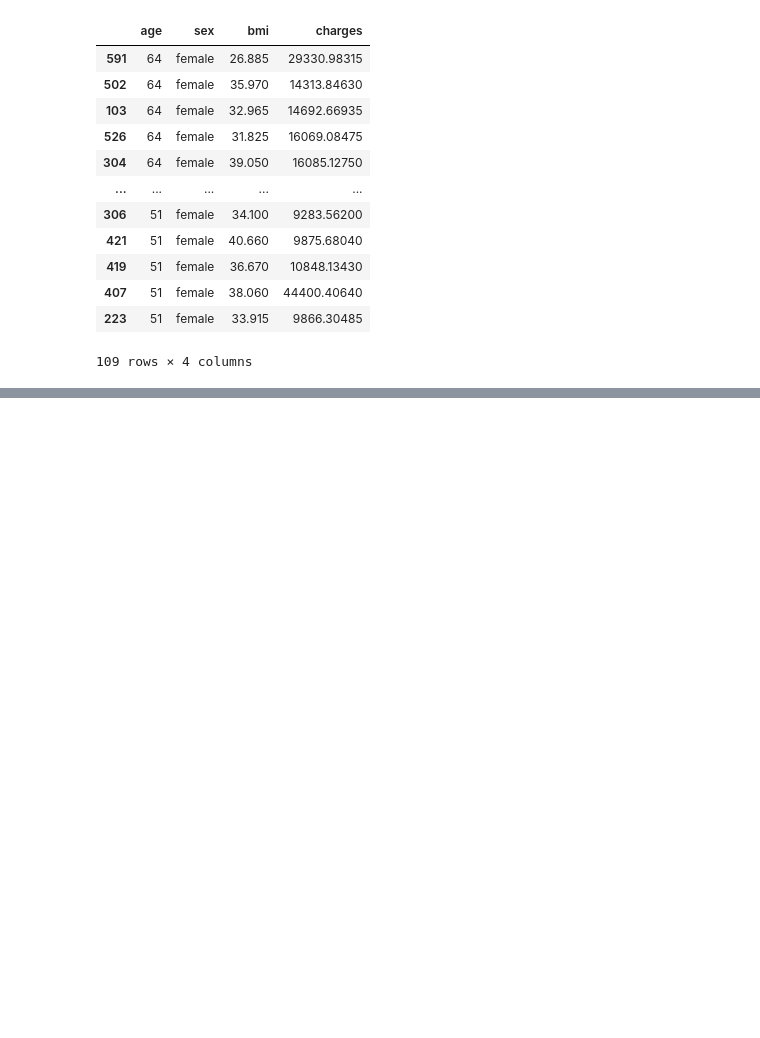
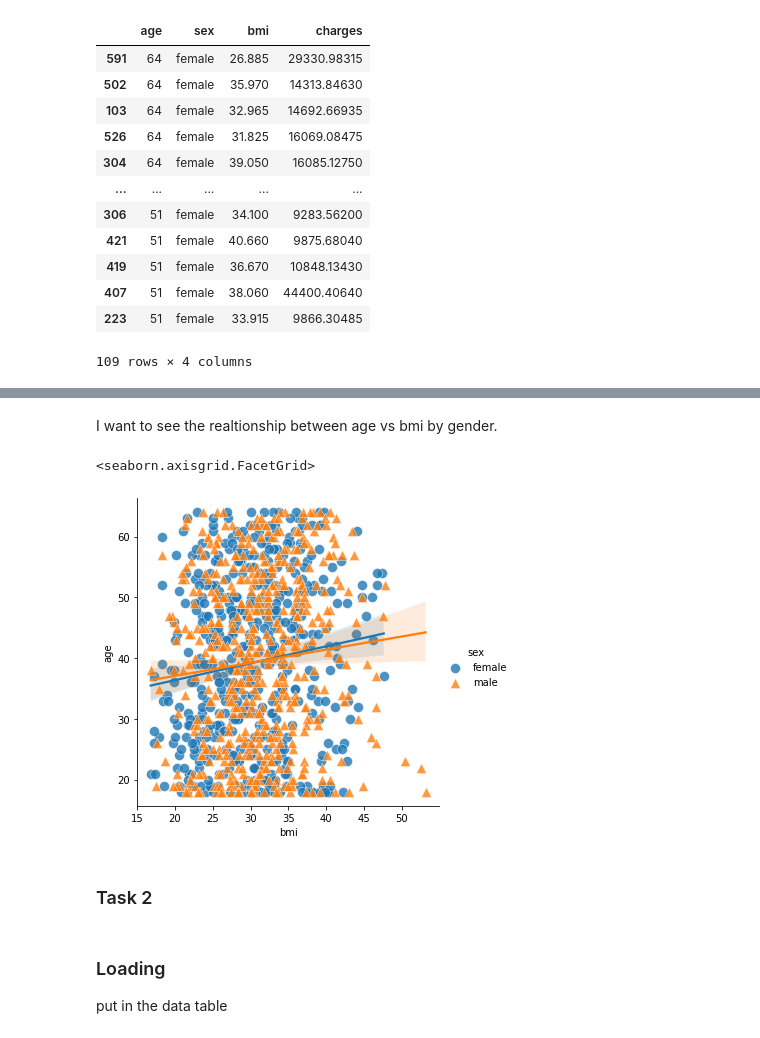
Before and after one commit to ubco-W2022T1-cosc301/project-group30, a Jupyter notebook: notebooks/analysis2.ipynb, the cells around one changed output, grey strips where cells are left out. Drawn from its saved outputs; the diff is of its cells as text; code cells hidden in the pictures; blank space fills up the shorter version.

```diff
--- a/notebooks/analysis2.ipynb
+++ b/notebooks/analysis2.ipynb
@@ -67,0 +102,13 @@ overAvg50_final
+# %% [markdown]
+I want to see the realtionship between age vs bmi by gender.
+# %%
+sns.lmplot(x='bmi', y='age', hue='sex', data=data, markers=['o', '^'],
+          scatter_kws={'s': 100, 'linewidth': 0.5, 'edgecolor': 'w'})
+# %% [output]
+<seaborn.axisgrid.FacetGrid>
+[figure, added]
+# %% [markdown]
+### Task 2
+# %% [markdown]
+### Loading
+put in the data table
```
Also changed, not shown: parts of 36 cells of this notebook, 1 other file.
